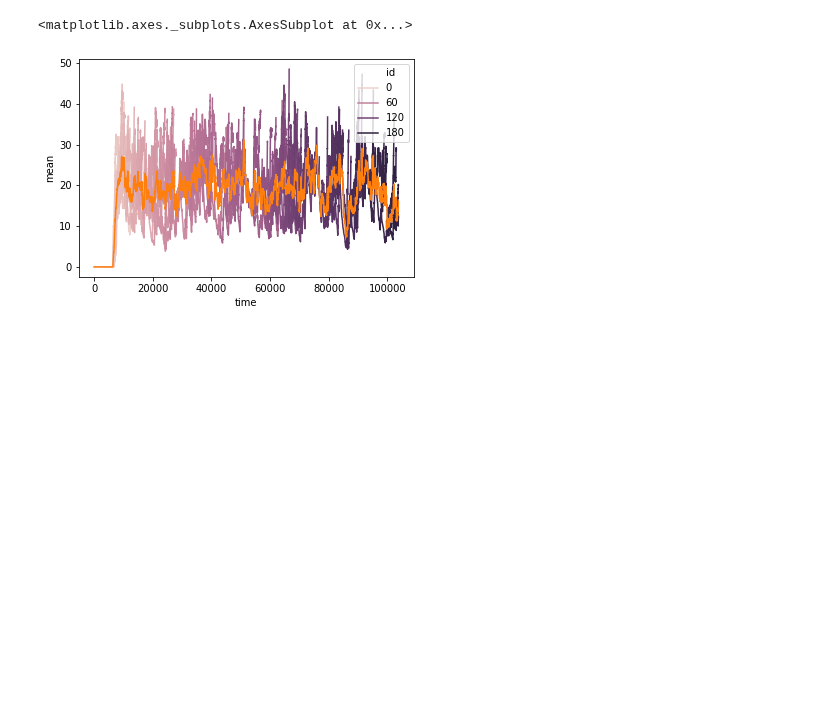
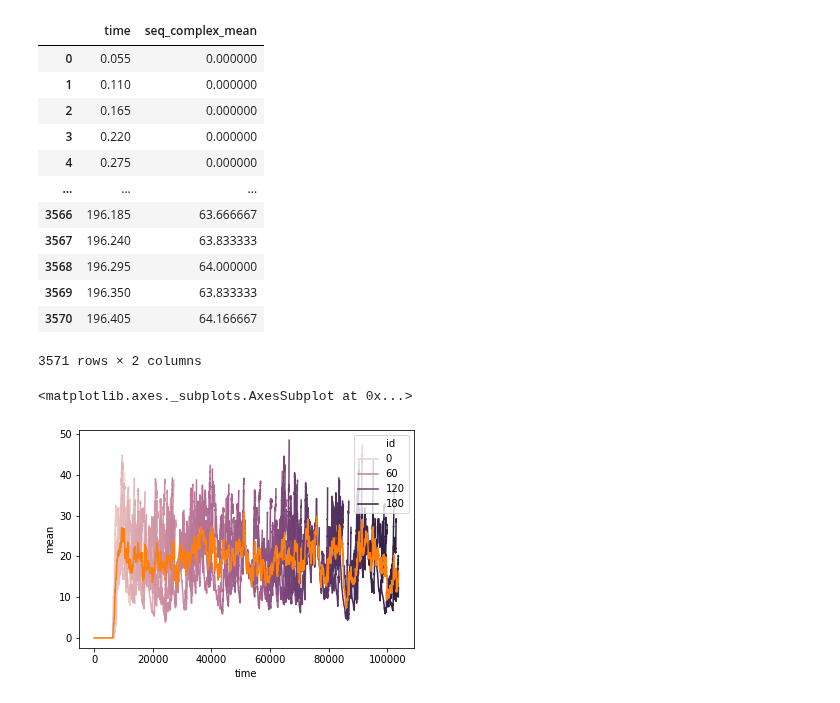
Before and after one commit to geezerbriefs/xpspython, a Jupyter notebook: simulation/look at gro output.ipynb, the cells around one changed output. Drawn from its saved outputs; the diff is of its cells as text; code cells hidden in the pictures; blank space fills up the shorter version.

```diff
--- a/simulation/look at gro output.ipynb
+++ b/simulation/look at gro output.ipynb
@@ -33,13 +35,27 @@ df
 # %%
 df['tox_conc'] = df['tox_prot'] / df['vol']
 # %%
-pop_size = []
-for t in df['time'].unique():
-    entries = df.loc[df['time'] == t]
-    pop_size.append(len(entries))
+def gro_pop_size (gro_output_df):
+
+    pop_size = []
+
+    times = gro_output_df['time'].unique()
+
+    for t in times:
+        entries = gro_output_df.loc[gro_output_df['time'] == t]
+        pop_size.append(len(entries))
+
+    return pd.DataFrame({'time' : times, 'pop_size' : pop_size})
 # %%
-means = []
-for t in df['time'].unique():
-    entries = df.loc[df['time'] == t]
-    mean = entries['tox_conc'].mean()
-    means.append(mean)
+def gro_channel_mean (gro_output_df, channel):
+
+    means = []
+
+    times = gro_output_df['time'].unique()
+
+    for t in gro_output_df['time'].unique():
+        entries = gro_output_df.loc[gro_output_df['time'] == t]
+        mean = entries[channel].mean()
+        means.append(mean)
+
+    return pd.DataFrame({'time' : times, channel + '_mean' : means})
@@ -48,3 +62,19 @@ meandf = pd.DataFrame({'time' : df['time'].unique(), 'mean' : means})
+# %%
+gro_channel_mean(df, 'seq_complex')
+# %% [output]
+|  | time | seq_complex_mean |
+| 0 | 0.055 | 0.000000 |
+| 1 | 0.110 | 0.000000 |
+| 2 | 0.165 | 0.000000 |
+| 3 | 0.220 | 0.000000 |
+| 4 | 0.275 | 0.000000 |
+| ... | ... | ... |
+| 3566 | 196.185 | 63.666667 |
+| 3567 | 196.240 | 63.833333 |
+| 3568 | 196.295 | 64.000000 |
+| 3569 | 196.350 | 63.833333 |
+| 3570 | 196.405 | 64.166667 |
+3571 rows × 2 columns
 # %%
 sns.lineplot(x='time', y='tox_conc', hue='id', data=df)
 sns.lineplot(x='time', y='mean', data=meandf)
```
Also changed, not shown: parts of 3 cells of this notebook, 3 other files.
